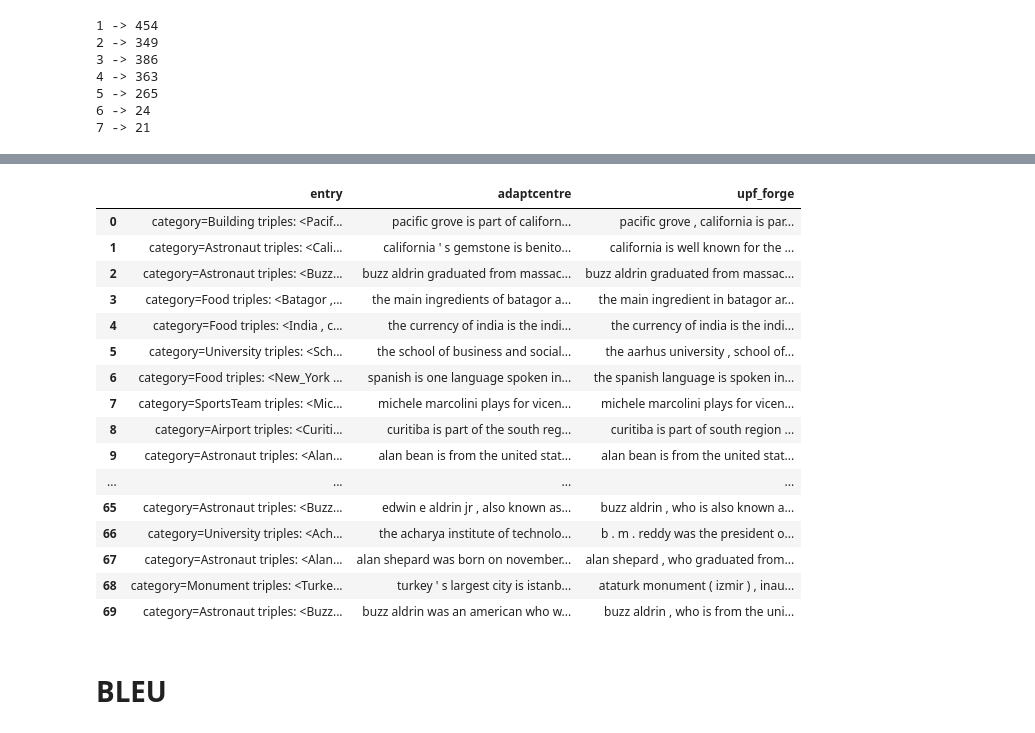
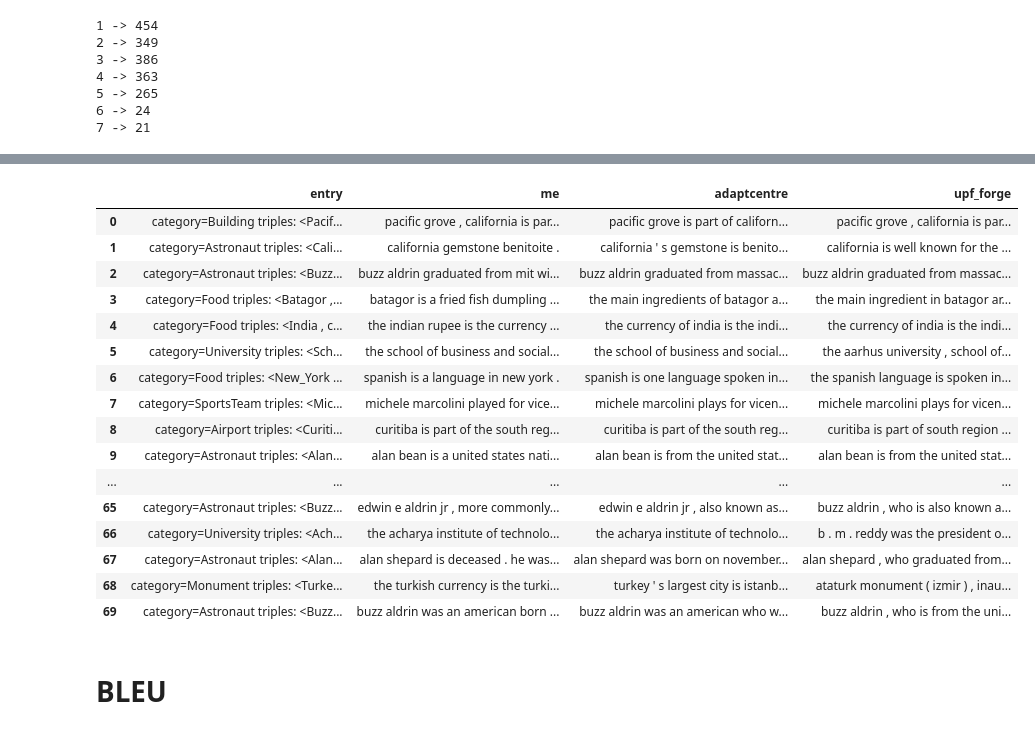
Before and after one commit to abevieiramota/masters, a Jupyter notebook: notebook/00 - Automatic evaluation.ipynb, the cells around one changed output, grey strips where cells are left out. Cells and saved outputs as stored; diff of their text form; code cells hidden in the pictures.

```diff
--- a/notebook/00 - Automatic evaluation.ipynb
+++ b/notebook/00 - Automatic evaluation.ipynb
@@ -154,8 +154,8 @@ for js in sizes.values():
     qualitative_analysis.extend(chosen)
 # %%
 # my texts
-#with open('../data/models/test/43434_5512_00/43434_5512_00_all-cat.lex', 'r', encoding='utf-8') as f:
-#    my_texts = [l[:-1] for l in f.readlines()]
+with open('../data/models/test/43434_5512_00/43434_5512_00_all-cat.lex', 'r', encoding='utf-8') as f:
+    my_texts = [l[:-1] for l in f.readlines()]
 
 # my texts + LP
 #with open('../data/models/test/43434_5512_505/43434_5512_505_all-cat.lex', 'r', encoding='utf-8') as f:
@@ -188,7 +188,7 @@ entries_show_in_paper = [test[i] for i in show_in_paper]
 entries_to_qualitative_analysis = [test[i] for i in qualitative_analysis]
 # %%
 texts_show_in_paper = [{'entry': to_string(test[i]),
-                        #'me': my_texts[i],
+                        'me': my_texts[i],
                         #'me_lp': my_texts_lp[i],
                         'adaptcentre': adaptcentre[i],
                         'upf_forge': upf_forge[i],
@@ -196,7 +196,7 @@ texts_show_in_paper = [{'entry': to_string(test[i]),
 sip_df = pd.DataFrame(texts_show_in_paper)
 
 texts_to_qualitative_analysis = [{'entry': to_string(test[i]),
-                                  #'me': my_texts[i],
+                                  'me': my_texts[i],
                                   'adaptcentre': adaptcentre[i],
                                   'upf_forge': upf_forge[i]} for i in qualitative_analysis]
 qa_df = pd.DataFrame(texts_to_qualitative_analysis)
@@ -212,23 +212,23 @@ pretty_print(sip_df[['entry', 'adaptcentre', 'upf_forge', 'deepnlg_e2ernn']])
 # %%
-pretty_print(qa_df[['entry', 'adaptcentre', 'upf_forge']])
+pretty_print(qa_df[['entry', 'me', 'adaptcentre', 'upf_forge']])
 # %% [output]
-|  | entry | adaptcentre | upf_forge |
-| 0 | category=Building triples: <Pacif... | pacific grove is part of californ... | pacific grove , california is par... |
-| 1 | category=Astronaut triples: <Cali... | california ' s gemstone is benito... | california is well known for the ... |
-| 2 | category=Astronaut triples: <Buzz... | buzz aldrin graduated from massac... | buzz aldrin graduated from massac... |
-| 3 | category=Food triples: <Batagor ,... | the main ingredients of batagor a... | the main ingredient in batagor ar... |
-| 4 | category=Food triples: <India , c... | the currency of india is the indi... | the currency of india is the indi... |
-| 5 | category=University triples: <Sch... | the school of business and social... | the aarhus university , school of... |
-| 6 | category=Food triples: <New_York ... | spanish is one language spoken in... | the spanish language is spoken in... |
-| 7 | category=SportsTeam triples: <Mic... | michele marcolini plays for vicen... | michele marcolini plays for vicen... |
-| 8 | category=Airport triples: <Curiti... | curitiba is part of the south reg... | curitiba is part of south region ... |
-| 9 | category=Astronaut triples: <Alan... | alan bean is from the united stat... | alan bean is from the united stat... |
-| ... | ... | ... | ... |
-| 65 | category=Astronaut triples: <Buzz... | edwin e aldrin jr , also known as... | buzz aldrin , who is also known a... |
-| 66 | category=University triples: <Ach... | the acharya institute of technolo... | b . m . reddy was the president o... |
-| 67 | category=Astronaut triples: <Alan... | alan shepard was born on november... | alan shepard , who graduated from... |
-| 68 | category=Monument triples: <Turke... | turkey ' s largest city is istanb... | ataturk monument ( izmir ) , inau... |
-| 69 | category=Astronaut triples: <Buzz... | buzz aldrin was an american who w... | buzz aldrin , who is from the uni... |
+|  | entry | me | adaptcentre | upf_forge |
+| 0 | category=Building triples: <Pacif... | pacific grove , california is par... | pacific grove is part of californ... | pacific grove , california is par... |
+| 1 | category=Astronaut triples: <Cali... | california gemstone benitoite . | california ' s gemstone is benito... | california is well known for the ... |
+| 2 | category=Astronaut triples: <Buzz... | buzz aldrin graduated from mit wi... | buzz aldrin graduated from massac... | buzz aldrin graduated from massac... |
+| 3 | category=Food triples: <Batagor ,... | batagor is a fried fish dumpling ... | the main ingredients of batagor a... | the main ingredient in batagor ar... |
+| 4 | category=Food triples: <India , c... | the indian rupee is the currency ... | the currency of india is the indi... | the currency of india is the indi... |
+| 5 | category=University triples: <Sch... | the school of business and social... | the school of business and social... | the aarhus university , school of... |
+| 6 | category=Food triples: <New_York ... | spanish is a language in new york . | spanish is one language spoken in... | the spanish language is spoken in... |
+| 7 | category=SportsTeam triples: <Mic... | michele marcolini played for vice... | michele marcolini plays for vicen... | michele marcolini plays for vicen... |
+| 8 | category=Airport triples: <Curiti... | curitiba is part of the south reg... | curitiba is part of the south reg... | curitiba is part of south region ... |
+| 9 | category=Astronaut triples: <Alan... | alan bean is a united states nati... | alan bean is from the united stat... | alan bean is from the united stat... |
+| ... | ... | ... | ... | ... |
+| 65 | category=Astronaut triples: <Buzz... | edwin e aldrin jr , more commonly... | edwin e aldrin jr , also known as... | buzz aldrin , who is also known a... |
+| 66 | category=University triples: <Ach... | the acharya institute of technolo... | the acharya institute of technolo... | b . m . reddy was the president o... |
+| 67 | category=Astronaut triples: <Alan... | alan shepard is deceased . he was... | alan shepard was born on november... | alan shepard , who graduated from... |
+| 68 | category=Monument triples: <Turke... | the turkish currency is the turki... | turkey ' s largest city is istanb... | ataturk monument ( izmir ) , inau... |
+| 69 | category=Astronaut triples: <Buzz... | buzz aldrin was an american born ... | buzz aldrin was an american who w... | buzz aldrin , who is from the uni... |
 # %%
 qa_df.to_csv('qualitative_analysis.csv', index=False)
 # %% [markdown]
```
Also changed, not shown: parts of 1 cell of this notebook.
